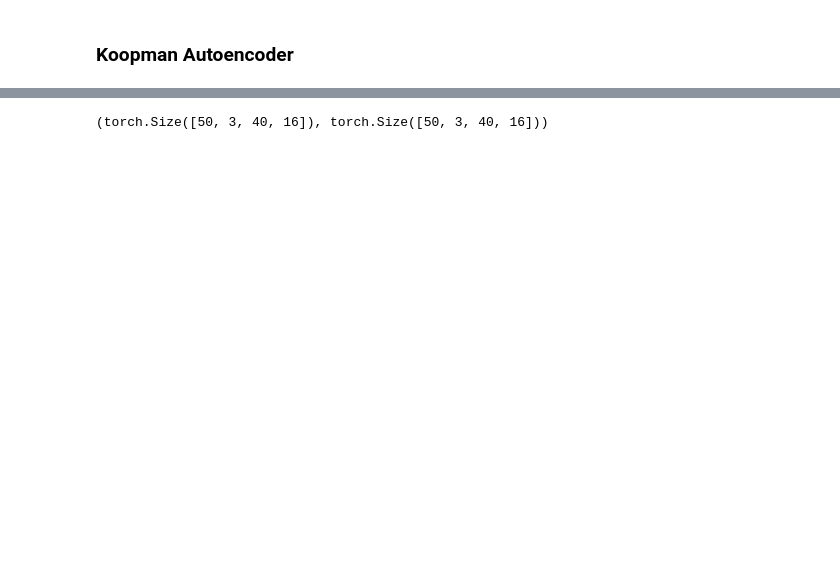
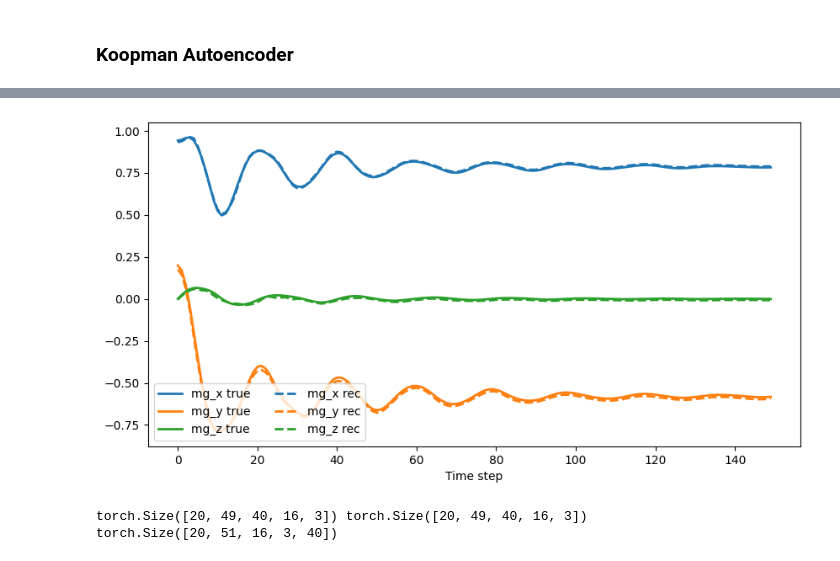
Before and after one commit to cmt-dtu-energy/koopman-magnetics, a Jupyter notebook: nbs/KoopmanAECNN_debug.ipynb, the cells around one changed output, grey strips where cells are left out. Saved outputs shown, nothing was run; the diff lists cells and outputs as text; code cells hidden in the pictures; blank space fills up the shorter version.

```diff
--- a/nbs/KoopmanAECNN_debug.ipynb
+++ b/nbs/KoopmanAECNN_debug.ipynb
@@ -323,3 +325,25 @@ plt.show()
+# %%
+ae.eval()
+
+data_rec = []
+with torch.no_grad():
+    for (xtest,) in og_loader:
+        xtest = xtest.to(device)
+        yhat = ae(xtest)
+        data_rec.append(yhat.cpu().numpy())
+
+data_rec = np.concatenate(data_rec, axis=0)
+# %%
+field_idx = test_indices[0]
+
+fig, ax = plt.subplots(figsize=(10, 5))
+
+plot_avg(DATA[field_idx], ax, linestyle="-", annot="true")
+plot_avg(data_rec[field_idx], ax, linestyle="--", annot="rec")
+ax.set_xlabel("Time step")
+plt.show()
+# %% [output]
+[figure, added]
 # %%
 class DeepKoopman(nn.Module):
 
@@ -423,10 +532,13 @@ criterion = nn.MSELoss()
 # %%
-dummy_data1 = torch.ones((50, 3, 36, 9)).to(device)
-dummy_data2 = torch.ones((50, 3, 36, 9)).to(device)
-dummy_data3 = torch.ones((50, 3)).to(device)
+dummy_X = torch.ones((20, 50, 40, 16, 3)).to(device)
+dummy_U = torch.ones((20, 50, 3)).to(device)
 
-x_dummy, y_dummy = koopman(dummy_data1, dummy_data2, dummy_data3)
-x_dummy.shape, y_dummy.shape
+x_dummy, y_dummy = koopman(dummy_X, dummy_U)
+print(x_dummy.shape, y_dummy.shape)
+pred_dummy = koopman.predict(dummy_X[:, 0, :, :, :], dummy_U)
+print(pred_dummy.shape)
+del dummy_X, dummy_U, x_dummy, y_dummy
 # %% [output]
-(torch.Size([50, 3, 40, 16]), torch.Size([50, 3, 40, 16]))
+torch.Size([20, 49, 40, 16, 3]) torch.Size([20, 49, 40, 16, 3])
+torch.Size([20, 51, 16, 3, 40])
 # %%
```
Also changed, not shown: parts of 23 cells of this notebook, 1 other file.
